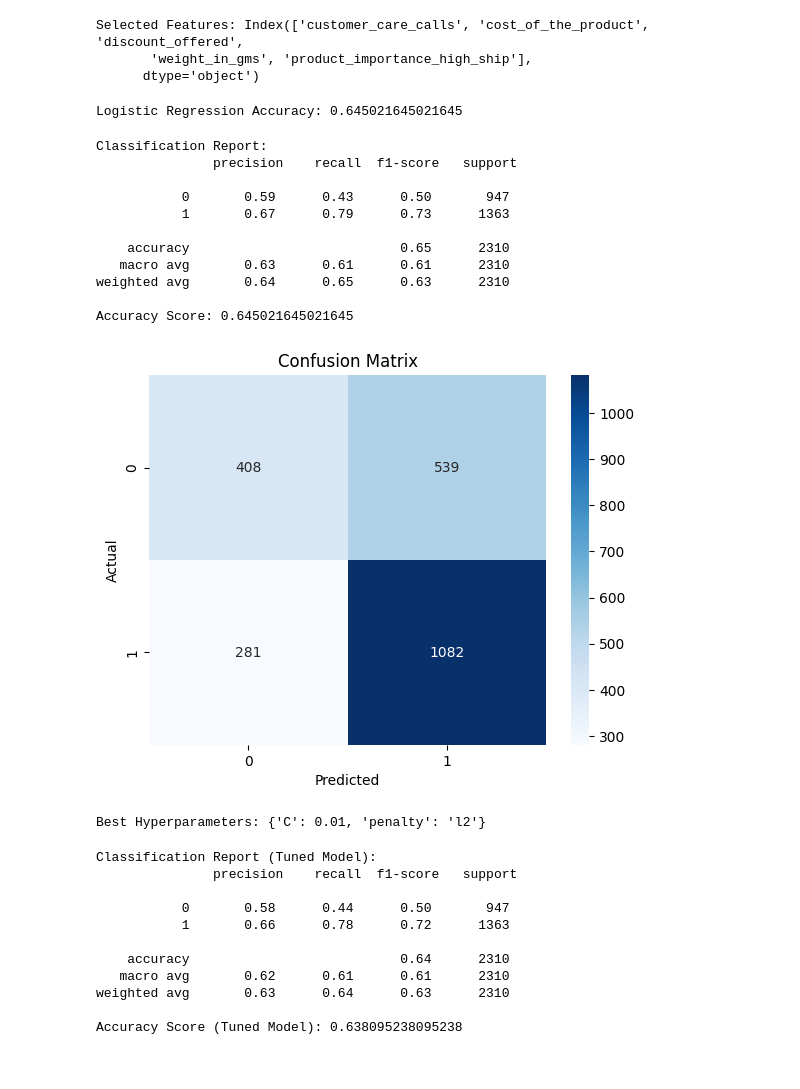
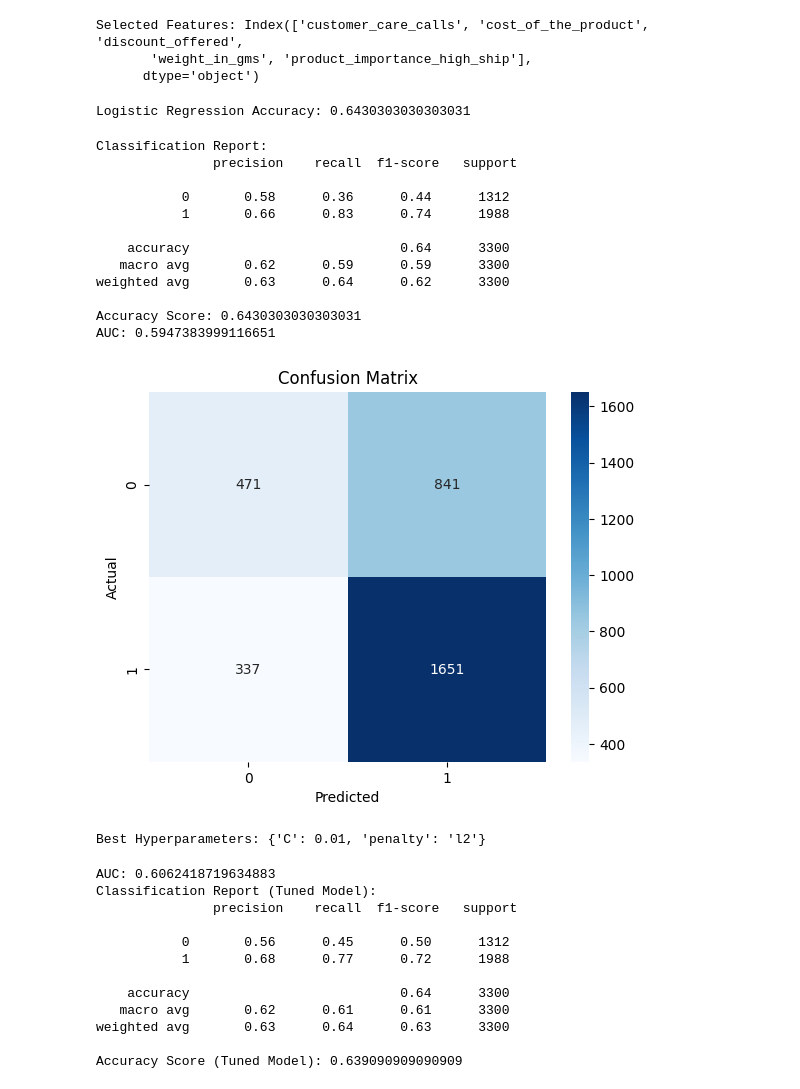
Before and after one commit to chaitanyajerripothula/shipment_delivery, a Jupyter notebook: Shipment_Delivery_On_Time.ipynb, the cells around one changed output. Saved outputs shown, nothing was run; the diff lists cells and outputs as text; code cells hidden in the pictures.

```diff
--- a/Shipment_Delivery_On_Time.ipynb
+++ b/Shipment_Delivery_On_Time.ipynb
@@ -297,45 +297,50 @@ Selected Features: Index(['customer_care_calls', 'cost_of_the_product', 'discoun
 from sklearn.model_selection import train_test_split
 
 # Split the data into training and testing sets
-X_train, X_test, y_train, y_test = train_test_split(X_new, y, test_size=0.21, random_state=42)
+X_train, X_test, y_train, y_test = train_test_split(X_new, y, test_size=0.3, random_state=42)
 # %%
 from sklearn.linear_model import LogisticRegression
+from sklearn.metrics import roc_auc_score
+
 # Train a Random Forest Classifier
-model = LogisticRegression(random_state=42,C=0.0001, penalty='l2')
+model = LogisticRegression(random_state=42, penalty='elasticnet', solver='saga', l1_ratio=0.36)
 model.fit(X_train, y_train)
 print(f"Logistic Regression Accuracy: {model.score(X_test, y_test)}")
 # %% [output]
-Logistic Regression Accuracy: 0.645021645021645
+Logistic Regression Accuracy: 0.6430303030303031
 # %%
 from sklearn.metrics import classification_report, confusion_matrix, accuracy_score
 
 # Make predictions
 y_pred = model.predict(X_test)
+auc = roc_auc_score(y_test, y_pred)
 
 # Classification report and accuracy
 print("Classification Report:\n", classification_report(y_test, y_pred))
 print("Accuracy Score:", accuracy_score(y_test, y_pred))
+print(f"AUC: {auc}")
 
 # Confusion matrix
 conf_matrix = confusion_matrix(y_test, y_pred)
 sns.heatmap(conf_matrix, annot=True, fmt="d", cmap="Blues")
 plt.title("Confusion Matrix")
 plt.xlabel("Predicted")
 plt.ylabel("Actual")
 plt.show()
 # %% [output]
 Classification Report:
                precision    recall  f1-score   support
 
-           0       0.59      0.43      0.50       947
-           1       0.67      0.79      0.73      1363
+           0       0.58      0.36      0.44      1312
+           1       0.66      0.83      0.74      1988
 
-    accuracy                           0.65      2310
-   macro avg       0.63      0.61      0.61      2310
-weighted avg       0.64      0.65      0.63      2310
+    accuracy                           0.64      3300
+   macro avg       0.62      0.59      0.59      3300
+weighted avg       0.63      0.64      0.62      3300
 
-Accuracy Score: 0.645021645021645
+Accuracy Score: 0.6430303030303031
+AUC: 0.5947383999116651
-[figure, old version]
+[figure, new version]
 # %%
 from sklearn.model_selection import GridSearchCV
 
@@ -352,19 +357,23 @@ best_model.fit(X_train, y_train)
 
 # Evaluate on test data
 y_pred_best = best_model.predict(X_test)
+auc = roc_auc_score(y_test, y_pred_best)
+print(f"AUC: {auc}")
+
 
 # Classification report and accuracy
 print("Classification Report (Tuned Model):\n", classification_report(y_test, y_pred_best))
 print("Accuracy Score (Tuned Model):", accuracy_score(y_test, y_pred_best))
 # %% [output]
+AUC: 0.6062418719634883
 Classification Report (Tuned Model):
                precision    recall  f1-score   support
 
-           0       0.58      0.44      0.50       947
-           1       0.66      0.78      0.72      1363
+           0       0.56      0.45      0.50      1312
+           1       0.68      0.77      0.72      1988
 
-    accuracy                           0.64      2310
-   macro avg       0.62      0.61      0.61      2310
-weighted avg       0.63      0.64      0.63      2310
+    accuracy                           0.64      3300
+   macro avg       0.62      0.61      0.61      3300
+weighted avg       0.63      0.64      0.63      3300
 
-Accuracy Score (Tuned Model): 0.638095238095238
+Accuracy Score (Tuned Model): 0.639090909090909
```
Also changed, not shown: parts of 4 cells of this notebook.
